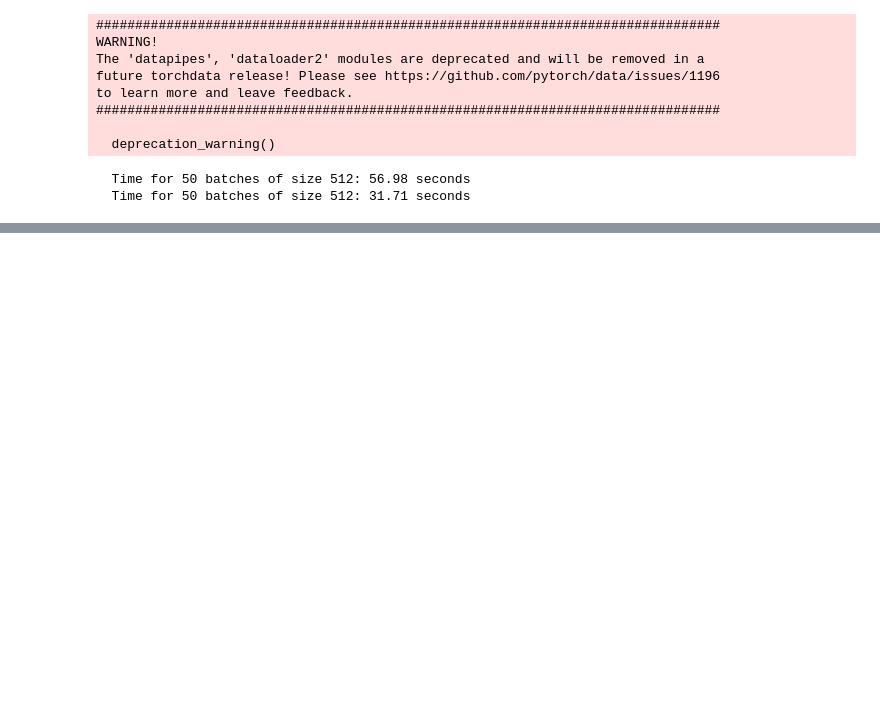
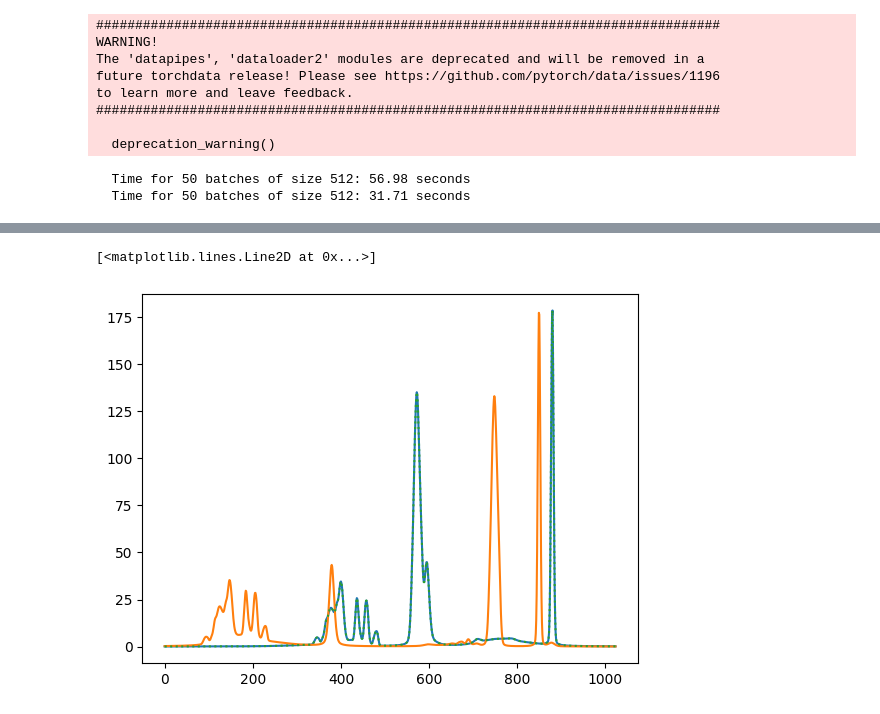
Before and after one commit to center4ml/shimnet, a Jupyter notebook: development/modular_datapipe.ipynb, the cells around one changed output, grey strips where cells are left out. Drawn from its saved outputs; the diff is of its cells as text; code cells hidden in the pictures; blank space fills up the shorter version.

Commit message:
working modular pipeline to work with peak lists

```diff
--- a/development/modular_datapipe.ipynb
+++ b/development/modular_datapipe.ipynb
@@ -233,0 +315,39 @@ for k, generator in data_generators.items():
+# %%
+theoretical_generator_config = OmegaConf.create({
+    "_target_": "shimnet.generators.TheoreticalMultipletSpectraGenerator",
+    "peaks_parameter_generator": {
+        "_target_": "shimnet.generators.MultipletDataFromMultipletsLibrary",
+        "multiplets_library": {
+            "_target_": "shimnet.generators.MultipletsLibrary",
+            "csv_files_paths": ["../data/multiplets_lists/azydekbenzylu_sub1_mono-click.csv"],
+            "peak_data_parser": {
+                "_target_": "shimnet.generators.PeaksParametersParser",
+            },
+        },
+        "use_original_peak_position": False,
+        "number_of_signals_min": None,
+        "number_of_signals_max": None,
+        # "tff_min": -100,
+        # "tff_max": 100,
+        "seed": 42
+    },
+    "pixels": 1024,
+    "frq_step": 11160.7142857 / 32768,
+    "include_tff_relative": True,
+    "relative_frequency_min": -0.4,
+    "relative_frequency_max": 0.4
+})
+
+theoretical_generator = instantiate(theoretical_generator_config)
+theoretical_spectrum, theoretical_spectrum_params = theoretical_generator()
+plt.plot(theoretical_spectrum[0].detach().numpy())
+
+theoretical_spectrum, theoretical_spectrum_params = theoretical_generator()
+plt.plot(theoretical_spectrum[0].detach().numpy())
+
+theoretical_generator = instantiate(theoretical_generator_config)
+theoretical_spectrum, theoretical_spectrum_params = theoretical_generator()
+plt.plot(theoretical_spectrum[0].detach().numpy(), ls=":")
+# %% [output]
+[<matplotlib.lines.Line2D at 0x...>]
+[figure, added]
```
Also changed, not shown: parts of 5 cells of this notebook, 4 other files.
